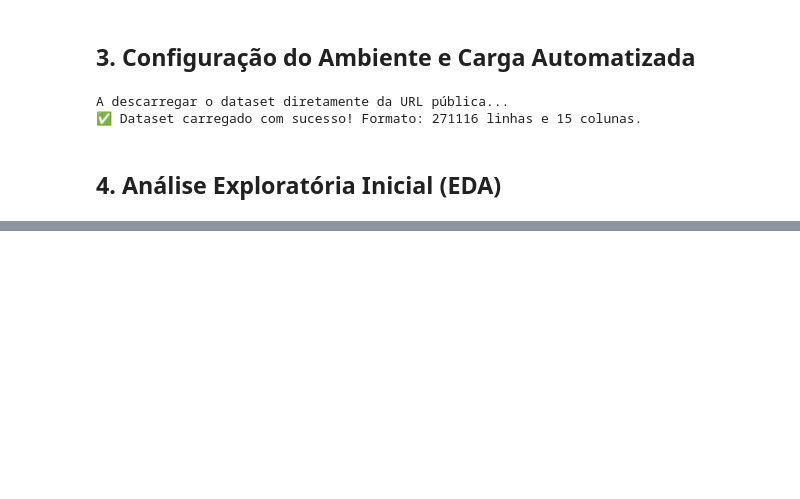
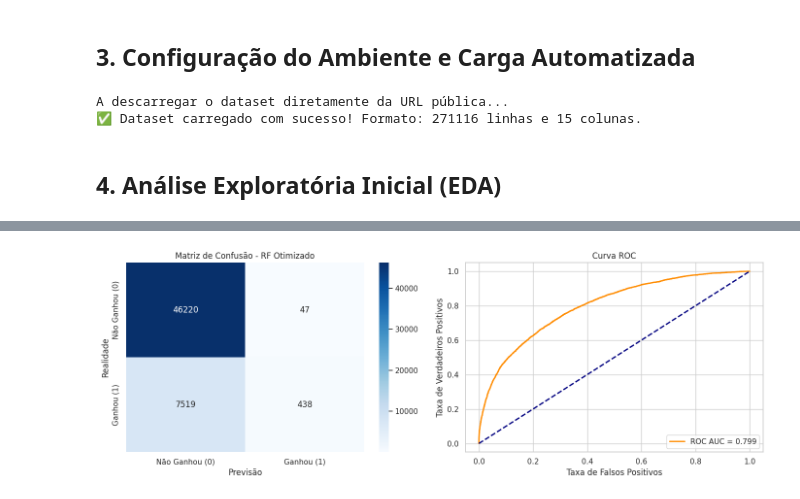
Before and after one commit to ldelanieze/MVP_ML_Analytics-06-2026, a Jupyter notebook: MVP_ML_Analytics_Luiza_Delanieze.ipynb, the cells around one changed output, grey strips where cells are left out. Saved outputs shown, nothing was run; the diff lists cells and outputs as text; code cells hidden in the pictures; blank space fills up the shorter version.

```diff
--- a/MVP_ML_Analytics_Luiza_Delanieze.ipynb
+++ b/MVP_ML_Analytics_Luiza_Delanieze.ipynb
@@ -279,0 +252,31 @@ O modelo **Random Forest Classifier** obteve o melhor desempenho após a otimiza
+# %%
+# =====================================================================
+# CÉLULA 6: MATRIZ DE CONFUSÃO E CURVA ROC
+# =====================================================================
+fig, axes = plt.subplots(1, 2, figsize=(14, 5))
+
+# Matriz de Confusão
+cm = confusion_matrix(y_test, y_pred_otimizado)
+sns.heatmap(cm, annot=True, fmt='d', cmap='Blues', ax=axes[0],
+            xticklabels=['Não Ganhou (0)', 'Ganhou (1)'],
+            yticklabels=['Não Ganhou (0)', 'Ganhou (1)'])
+axes[0].set_title('Matriz de Confusão - RF Otimizado')
+axes[0].set_xlabel('Previsão')
+axes[0].set_ylabel('Realidade')
+
+# Curva ROC
+y_proba_otimizado = busca_random.predict_proba(X_test)[:, 1]
+fpr, tpr, thresholds = roc_curve(y_test, y_proba_otimizado)
+roc_auc = auc(fpr, tpr)
+
+axes[1].plot(fpr, tpr, color='darkorange', lw=2, label=f'ROC AUC = {roc_auc:.3f}')
+axes[1].plot([0, 1], [0, 1], color='navy', lw=2, linestyle='--')
+axes[1].set_title('Curva ROC')
+axes[1].set_xlabel('Taxa de Falsos Positivos')
+axes[1].set_ylabel('Taxa de Verdadeiros Positivos')
+axes[1].legend(loc="lower right")
+
+plt.tight_layout()
+plt.show()
+# %% [output]
+[figure, added]
```
Also changed, not shown: parts of 20 cells of this notebook.
